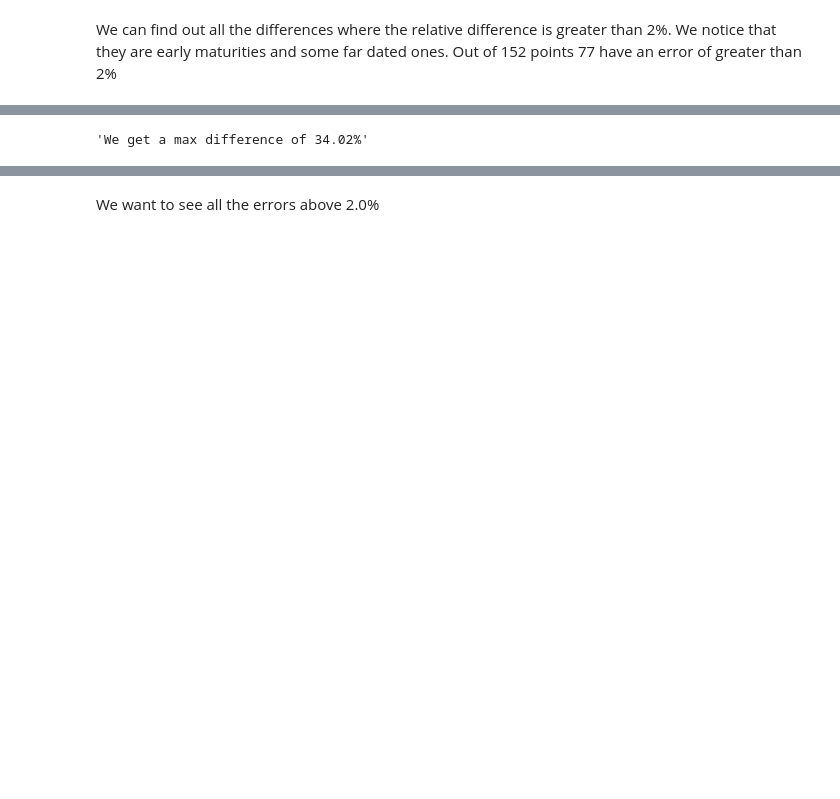
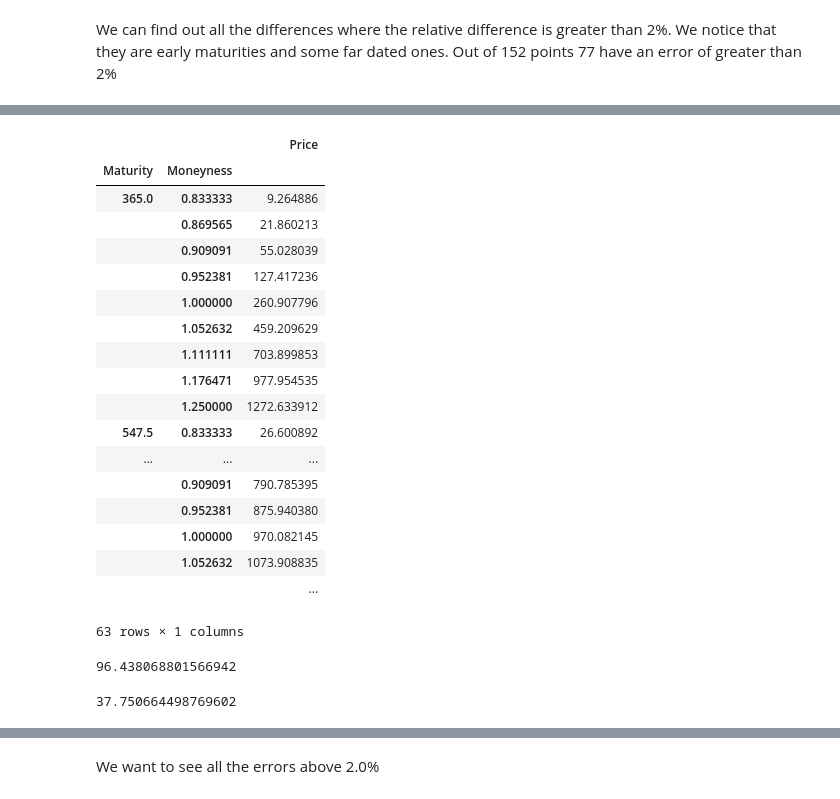
Before and after one commit to ZaighumRajput/IPython, a Jupyter notebook: Finance/Calibration Example.ipynb, the cells around one changed output, grey strips where cells are left out. Saved outputs shown, nothing was run; the diff lists cells and outputs as text; code cells hidden in the pictures; blank space fills up the shorter version.

```diff
--- a/Finance/Calibration Example.ipynb
+++ b/Finance/Calibration Example.ipynb
@@ -78,5 +102,5 @@ Length: 77, dtype: float64
 # %%
-index = ".AEX" #choices include .AEX, .TOPX, .IBEX, .FTSE
+index = ".FTSE" #choices include .AEX, .TOPX, .IBEX, .FTSE
 # %%
 marketPriceSurface = pd.read_csv("C:\\MJD_Cali\\" + index + "_marketPrices.csv", usecols=[8,14,17], skipfooter=1, skiprows=1, header=None)
 marketPriceSurface.columns = ['Maturity','Moneyness','Price']
@@ -90,4 +117,31 @@ relativeDifference = abs(MarketPrice - ModelPrice)/ModelPrice*100
-# %%
-"We get a max difference of %d.02%%" % max(relativeDifference.Price)
-# %% [output]
-'We get a max difference of 34.02%'
+# %%
+MarketPrice
+# %% [output]
+|  |  | Price |
+| Maturity | Moneyness |  |
+| 365.0 | 0.833333 | 9.264886 |
+|  | 0.869565 | 21.860213 |
+|  | 0.909091 | 55.028039 |
+|  | 0.952381 | 127.417236 |
+|  | 1.000000 | 260.907796 |
+|  | 1.052632 | 459.209629 |
+|  | 1.111111 | 703.899853 |
+|  | 1.176471 | 977.954535 |
+|  | 1.250000 | 1272.633912 |
+| 547.5 | 0.833333 | 26.600892 |
+| ... | ... | ... |
+|  | 0.909091 | 790.785395 |
+|  | 0.952381 | 875.940380 |
+|  | 1.000000 | 970.082145 |
+|  | 1.052632 | 1073.908835 |
+|  |  | ... |
+63 rows × 1 columns
+# %%
+
+max(absoluteDifference.Price)
+# %% [output]
+96.438068801566942
+# %%
+max(relativeDifference.Price)
+# %% [output]
+37.750664498769602
```
Also changed, not shown: parts of 12 cells of this notebook.
